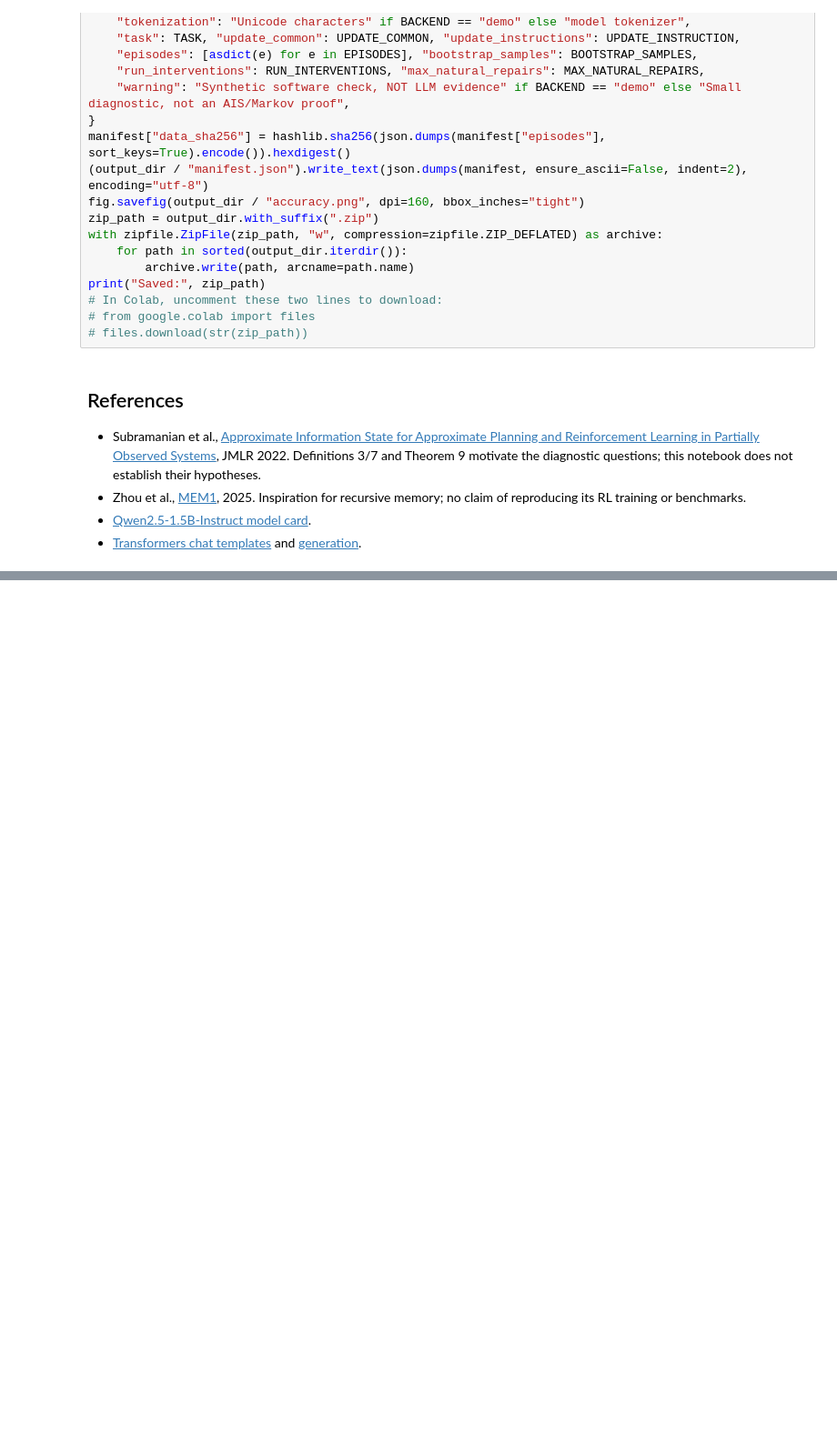
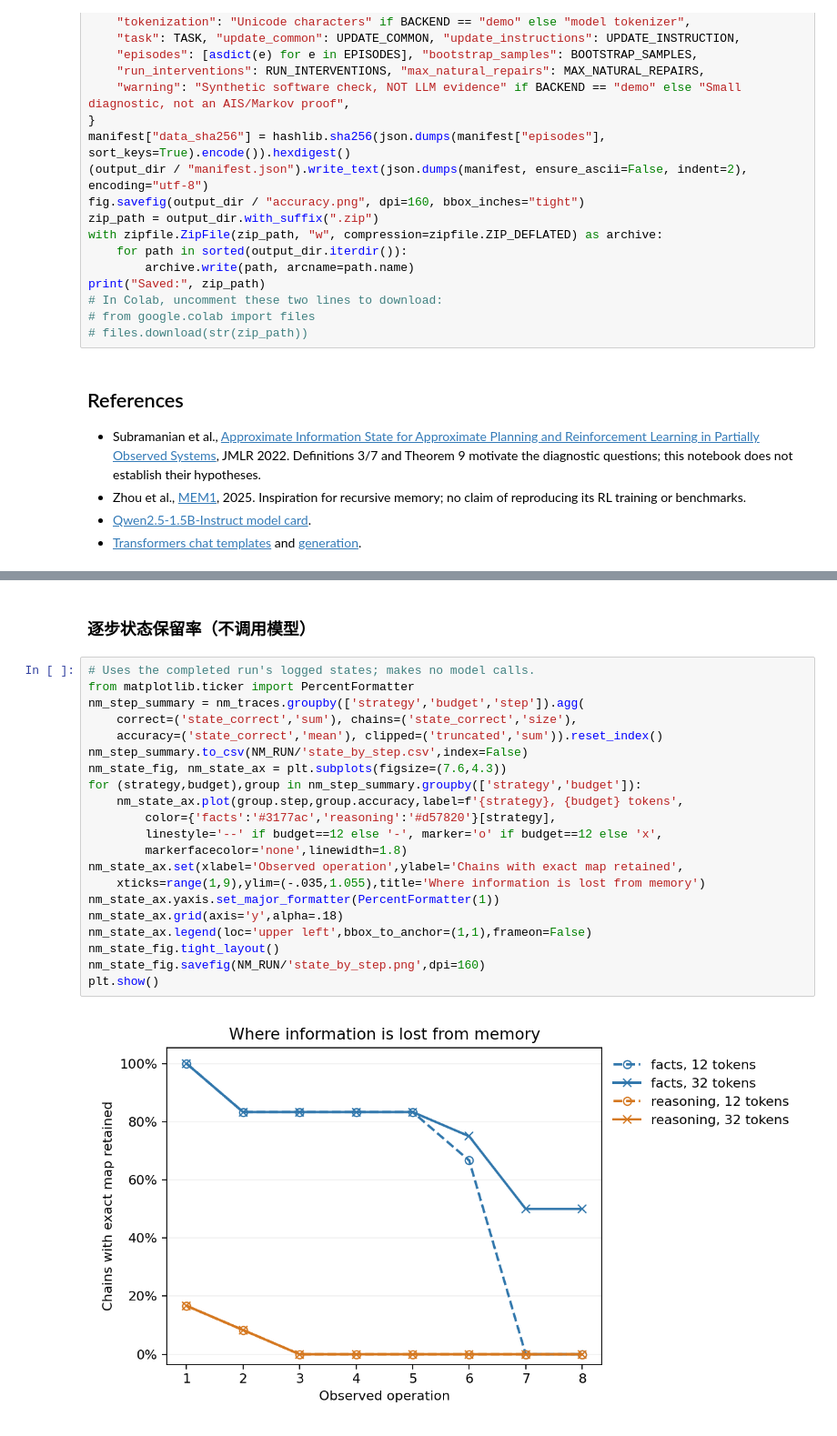
Before and after one commit to russellyaoduphd-cyber/520.637-HW-2, a Jupyter notebook: AgentReasoning.ipynb, the cells around one changed output, grey strips where cells are left out. Shown at 91% size. Drawn from its saved outputs; the diff is of its cells as text; blank space fills up the shorter version.

```diff
--- a/AgentReasoning.ipynb
+++ b/AgentReasoning.ipynb
@@ -708,0 +1266,25 @@ print("Saved:", zip_path)
+# %% [markdown]
+### 逐步状态保留率（不调用模型）
+# %%
+# Uses the completed run's logged states; makes no model calls.
+from matplotlib.ticker import PercentFormatter
+nm_step_summary = nm_traces.groupby(['strategy','budget','step']).agg(
+    correct=('state_correct','sum'), chains=('state_correct','size'),
+    accuracy=('state_correct','mean'), clipped=('truncated','sum')).reset_index()
+nm_step_summary.to_csv(NM_RUN/'state_by_step.csv',index=False)
+nm_state_fig, nm_state_ax = plt.subplots(figsize=(7.6,4.3))
+for (strategy,budget),group in nm_step_summary.groupby(['strategy','budget']):
+    nm_state_ax.plot(group.step,group.accuracy,label=f'{strategy}, {budget} tokens',
+        color={'facts':'#3177ac','reasoning':'#d57820'}[strategy],
+        linestyle='--' if budget==12 else '-', marker='o' if budget==12 else 'x',
+        markerfacecolor='none',linewidth=1.8)
+nm_state_ax.set(xlabel='Observed operation',ylabel='Chains with exact map retained',
+    xticks=range(1,9),ylim=(-.035,1.055),title='Where information is lost from memory')
+nm_state_ax.yaxis.set_major_formatter(PercentFormatter(1))
+nm_state_ax.grid(axis='y',alpha=.18)
+nm_state_ax.legend(loc='upper left',bbox_to_anchor=(1,1),frameon=False)
+nm_state_fig.tight_layout()
+nm_state_fig.savefig(NM_RUN/'state_by_step.png',dpi=160)
+plt.show()
+# %% [output]
+[figure, added]
```
Also changed, not shown: parts of 20 cells of this notebook.
